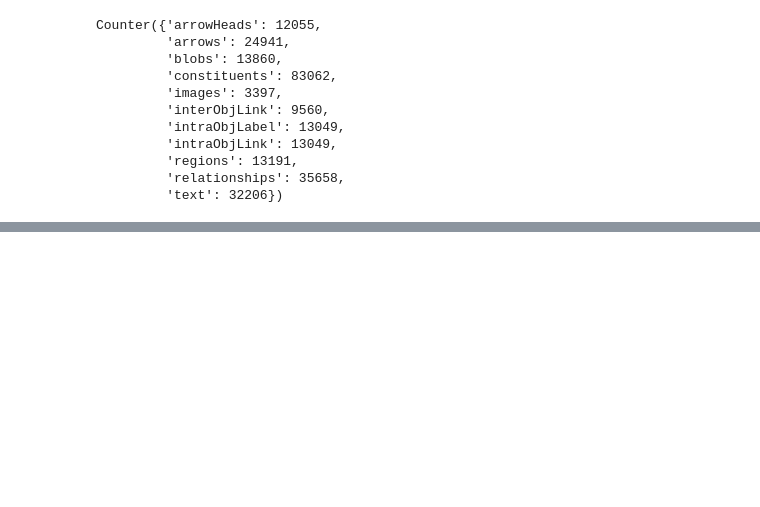
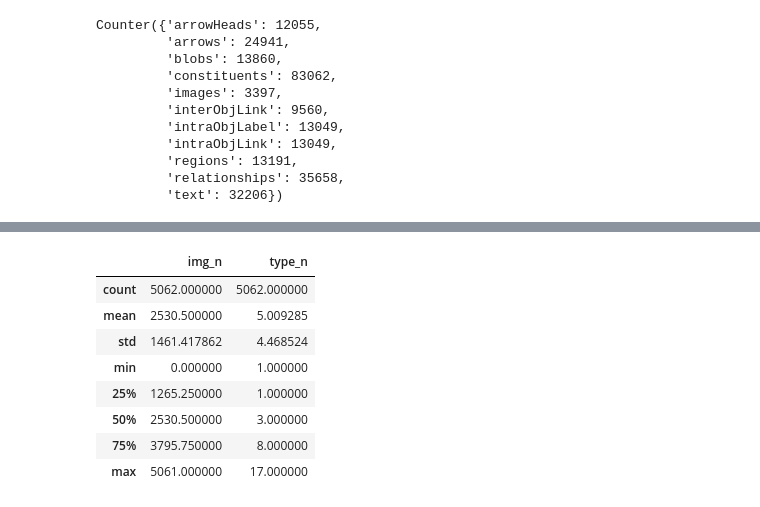
Before and after one commit to drschwenk/notebooks, a Jupyter notebook: adaq/shining_stats.ipynb, the cells around one changed output, grey strips where cells are left out. Cells and saved outputs as stored; diff of their text form; code cells hidden in the pictures; blank space fills up the shorter version.

```diff
--- a/shining_stats.ipynb
+++ b/adaq/shining_stats.ipynb
@@ -144,0 +182,12 @@ HTML(html)
+# %%
+img_cat_df.describe()
+# %% [output]
+|  | img_n | type_n |
+| count | 5062.000000 | 5062.000000 |
+| mean | 2530.500000 | 5.009285 |
+| std | 1461.417862 | 4.468524 |
+| min | 0.000000 | 1.000000 |
+| 25% | 1265.250000 | 1.000000 |
+| 50% | 2530.500000 | 3.000000 |
+| 75% | 3795.750000 | 8.000000 |
+| max | 5061.000000 | 17.000000 |
```
Also changed, not shown: parts of 16 cells of this notebook.
